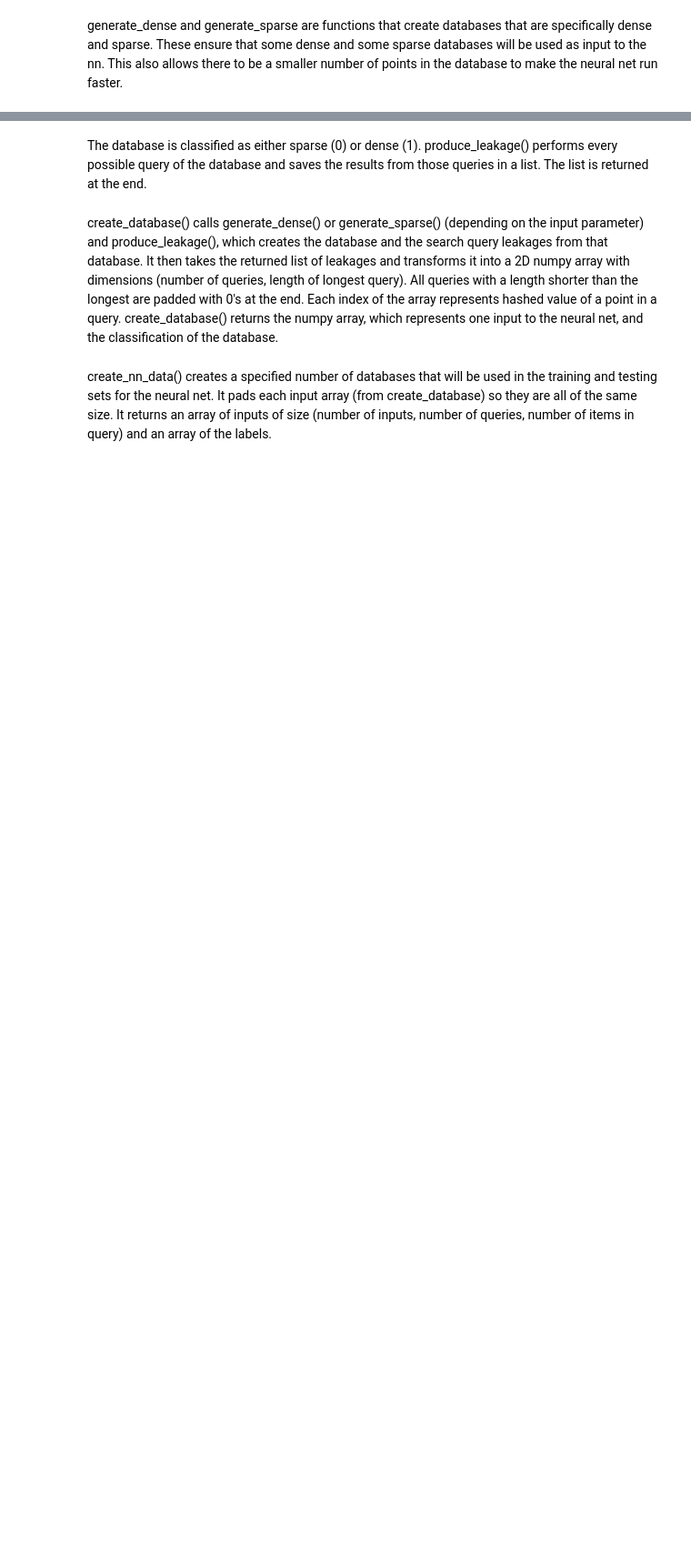
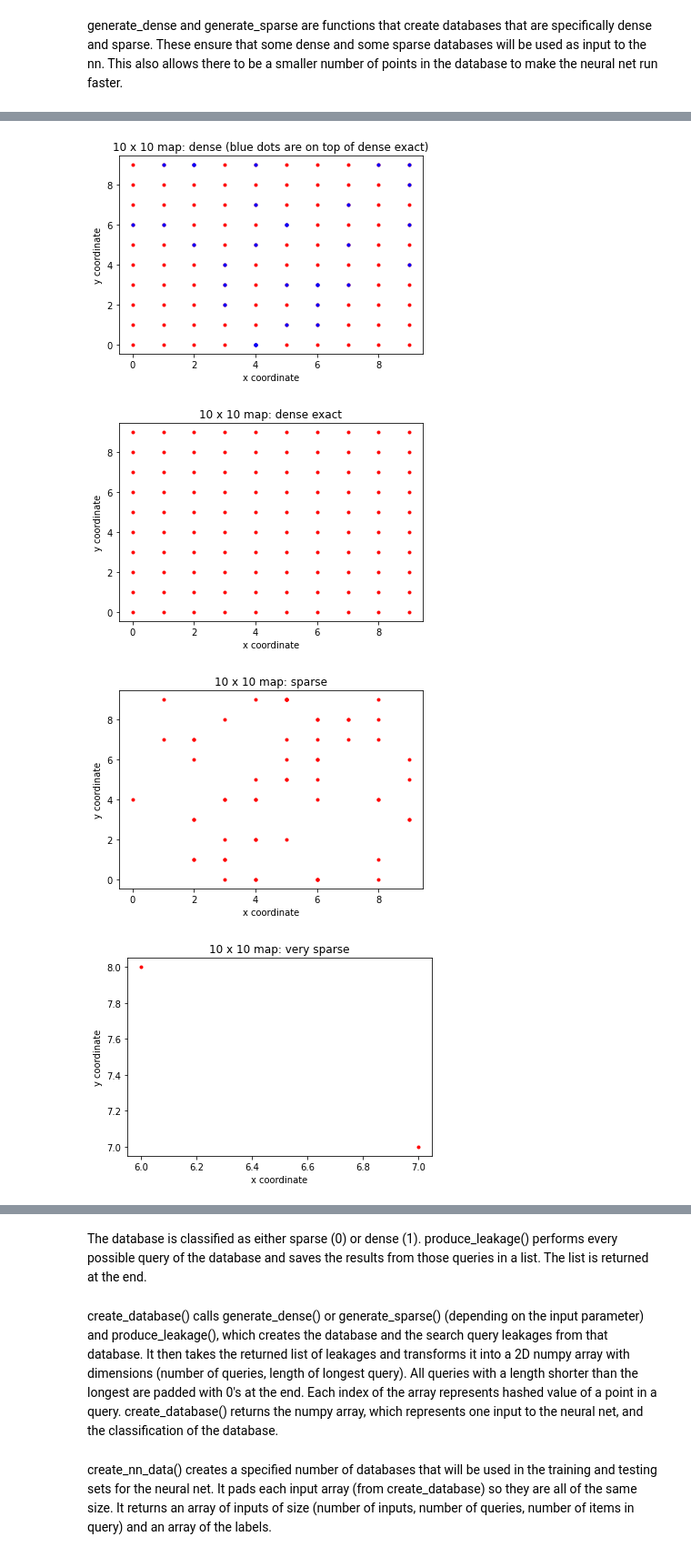
Before and after one commit to sierra187/research_fall2020, a Jupyter notebook: data_generation.ipynb, the cells around one changed output, grey strips where cells are left out. Shown: that part at 91% size. Drawn from its saved outputs; the diff is of its cells as text; code cells hidden in the pictures; blank space fills up the shorter version.

Commit message:
print database method, colab reorgnaize

```diff
--- a/data_generation.ipynb
+++ b/data_generation.ipynb
@@ -291,16 +283,20 @@ def crimes_data(crimesmap, ll_flag):
       crimesmap[r, 0] = crimesmap[r, 0] - min_0
       crimesmap[r, 1] = crimesmap[r, 1] - min_1
 
-  # print(crimesmap)
-
   # get max x and y coordinates to determine size of database
   db_maxsize = np.argmax(crimesmap, axis=0)
   db = np.empty((int(crimesmap[db_maxsize[0],0])+1, int(crimesmap[db_maxsize[1], 1])+1), dtype=object)
 
+  xvalues = []
+  yvalues = []
   # add each x, y coordinate to the database as a hashed value
   for n in range(0, crimesmap.shape[0]):
     x = int(crimesmap[n, 0])
     y = int(crimesmap[n, 1])
+
+    xvalues.append(x)
+    yvalues.append(y)
+
     randstring = ''.join(random.choices(string.ascii_letters + string.digits, k=100))
     enc = hash(randstring + str(x) + str(y))
     # store encrypted point in the database
@@ -309,4 +305,70 @@ def crimes_data(crimesmap, ll_flag):
     else:
       db[x, y].append(enc)
 
-  return db
+  return db, xvalues, yvalues
+# %%
+def plot_databases():
+  # dense
+  db, xvalues, yvalues, xsprinkle, ysprinkle = generate_dense()
+  plt.plot(xvalues, yvalues, 'r.')
+  plt.plot(xsprinkle, ysprinkle, 'b.')
+  plt.xlabel('x coordinate')
+  plt.ylabel('y coordinate')
+  plt.title("10 x 10 map: dense (blue dots are on top of dense exact)")
+  plt.show()
+
+
+  # dense exact
+  db, xvalues, yvalues = generate_dense_exact()
+  plt.plot(xvalues, yvalues, 'r.')
+  plt.xlabel('x coordinate')
+  plt.ylabel('y coordinate')
+  plt.title("10 x 10 map: dense exact")
+  plt.show()
+
+  # sparse
+  db, xvalues, yvalues = generate_sparse()
+  plt.plot(xvalues, yvalues, 'r.')
+  plt.xlabel('x coordinate')
+  plt.ylabel('y coordinate')
+  plt.title("10 x 10 map: sparse")
+  plt.show()
+
+  # sparse small
+  db, xvalues, yvalues = generate_sparse_small()
+  plt.plot(xvalues, yvalues, 'r.')
+  plt.xlabel('x coordinate')
+  plt.ylabel('y coordinate')
+  plt.title("10 x 10 map: very sparse")
+  plt.show()
+
+  # sparse fade
+  db, xvalues, yvalues = generate_sparse_cluster()
+  plt.plot(xvalues, yvalues, 'r.')
+  plt.xlabel('x coordinate')
+  plt.ylabel('y coordinate')
+  plt.title("10 x 10 map: sparse fading to right")
+  plt.show()
+
+  # lattitude vs. longitude
+  db, xvalues, yvalues = crimes_data(preprocess(crimesmap_pd)[0], 1)
+  plt.plot(xvalues, yvalues, 'r.')
+  plt.xlabel('lattitude')
+  plt.ylabel('longitude')
+  plt.title("Chicago Crimes Map: lattitude vs. longitude")
+  plt.show()
+
+  # time vs. type
+  db, xvalues, yvalues = crimes_data(preprocess(crimesmap_pd)[1], 0)
+  plt.plot(xvalues, yvalues, 'b.')
+  plt.xlabel('time of crime')
+  plt.ylabel('type of crime')
+  plt.title("Chicago Crimes Map: time vs. type of crime")
+  plt.show()
+
+plot_databases()
+# %% [output]
+[figure, added]
+[figure, added]
+[figure, added]
+[figure, added]
```
Also changed, not shown: parts of 9 cells of this notebook.
